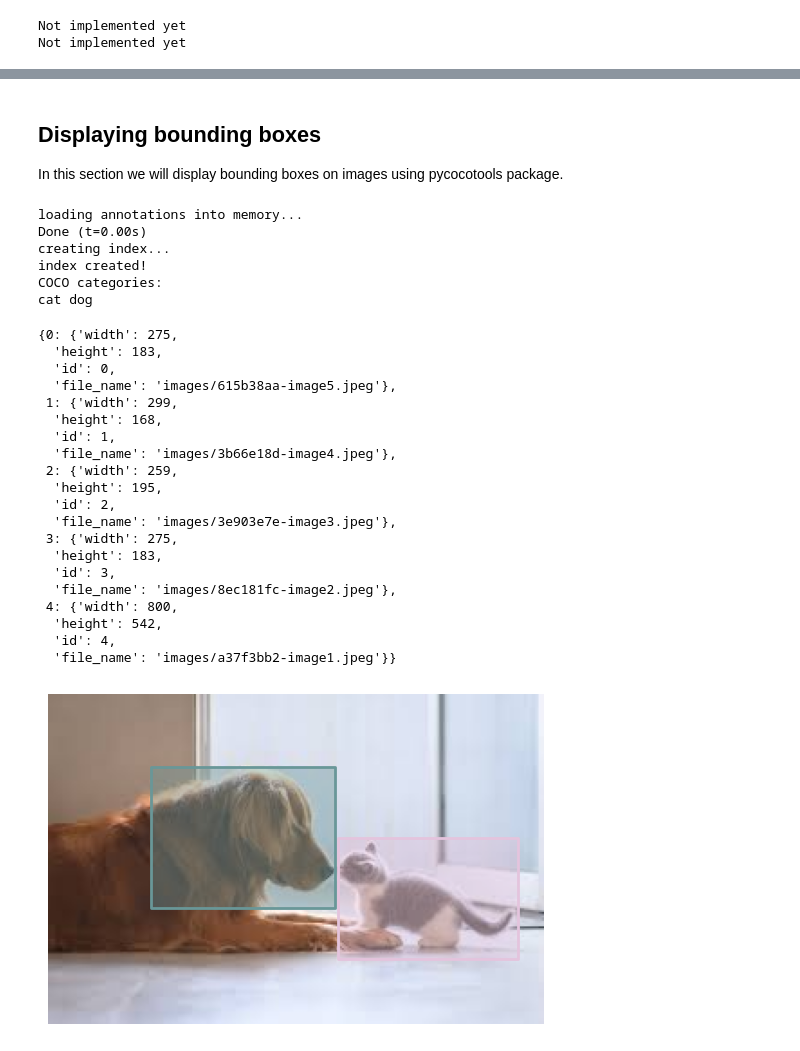
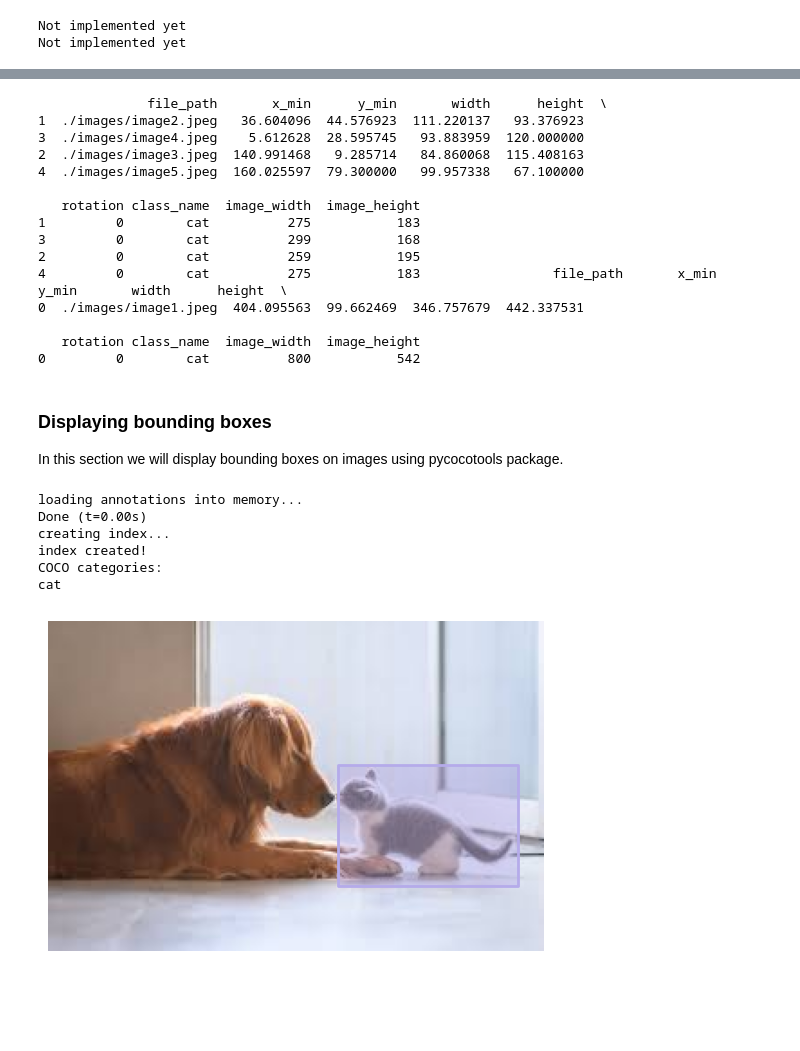
Before and after one commit to ODAncona/bboxconverter, a Jupyter notebook: demo.ipynb, the cells around one changed output, grey strips where cells are left out. Drawn from its saved outputs; the diff is of its cells as text; code cells hidden in the pictures; blank space fills up the shorter version.

Commit message:
file split + dataset tutorial

```diff
--- a/demo.ipynb
+++ b/demo.ipynb
@@ -111,61 +84,82 @@ Not implemented yet
+# %%
+import bboxconverter as bc
+
+# Input file path
+input_path2 = './examples/csv_prepare_coco_dataset/cat_dog.csv'
+
+# Output file path
+output_coco = './examples/csv_prepare_coco_dataset/coco.json'
+
+# Mapping between the input file and the bboxconverter format
+bbox_map = dict(
+    class_name='rectanglelabels',
+    file_path='file_name',
+    x_min='x',
+    y_min='y',
+    width='width',
+    height='height',
+    image_width='original_width',
+    image_height='original_height',
+)
+
+# Read the input file
+parser = bc.read_csv(input_path2, mapping=bbox_map)
+
+# Export the file to the desired format
+parser.export(output_path=output_coco, format='coco', split=True)
+# %% [output]
+              file_path       x_min      y_min       width      height  \
+1  ./images/image2.jpeg   36.604096  44.576923  111.220137   93.376923
+3  ./images/image4.jpeg    5.612628  28.595745   93.883959  120.000000
+2  ./images/image3.jpeg  140.991468   9.285714   84.860068  115.408163
+4  ./images/image5.jpeg  160.025597  79.300000   99.957338   67.100000
+
+   rotation class_name  image_width  image_height
+1         0        cat          275           183
+3         0        cat          299           168
+2         0        cat          259           195
+4         0        cat          275           183                 file_path       x_min      y_min       width      height  \
+0  ./images/image1.jpeg  404.095563  99.662469  346.757679  442.337531
+
+   rotation class_name  image_width  image_height
+0         0        cat          800           542
 # %% [markdown]
-## Displaying bounding boxes
+### Displaying bounding boxes
 
 In this section we will display bounding boxes on images using pycocotools package.
 # %%
 import skimage.io as io
 import matplotlib.pyplot as plt
 import numpy as np
 from pycocotools.coco import COCO
 
 # Load COCO annotations
-annFile = f'./examples/import_demo/coco/result.json'
+workdir = './examples/csv_prepare_coco_dataset/train'
+annFile = f'{workdir}/coco.json'
 coco = COCO(annFile)
 cats = coco.loadCats(coco.getCatIds())
 nms = [cat['name'] for cat in cats]
 print(f'COCO categories: \n{" ".join(nms)}\n')
 
 # Get all images containing given categories, select one at random
 catIds = coco.getCatIds(catNms=['cat', 'dog'])
 imgIds = coco.getImgIds(catIds=catIds)
-#img = coco.loadImgs(imgIds[np.random.randint(0, len(imgIds))])[0]
-img = coco.loadImgs(imgIds[0])[0]
+img = coco.loadImgs(imgIds[np.random.randint(0, len(imgIds))])[0]
 
 # Load and display image
 I = io.imread(
-    f'examples/import_demo/coco/{img["file_name"]}'
+    f'{workdir}/{img["file_name"]}'
 )
 plt.imshow(I)
 plt.axis('off')
 annIds = coco.getAnnIds(imgIds=img['id'], catIds=catIds, iscrowd=None)
 anns = coco.loadAnns(annIds)
 coco.showAnns(anns, draw_bbox=True)
-coco.imgs
 # %% [output]
 loading annotations into memory...
 Done (t=0.00s)
 creating index...
 index created!
 COCO categories:
-cat dog
+cat
-{0: {'width': 275,
-  'height': 183,
-  'id': 0,
-  'file_name': 'images/615b38aa-image5.jpeg'},
- 1: {'width': 299,
-  'height': 168,
-  'id': 1,
-  'file_name': 'images/3b66e18d-image4.jpeg'},
- 2: {'width': 259,
-  'height': 195,
-  'id': 2,
-  'file_name': 'images/3e903e7e-image3.jpeg'},
- 3: {'width': 275,
-  'height': 183,
-  'id': 3,
-  'file_name': 'images/8ec181fc-image2.jpeg'},
- 4: {'width': 800,
-  'height': 542,
-  'id': 4,
-  'file_name': 'images/a37f3bb2-image1.jpeg'}}
-[figure, old version]
+[figure, new version]
```
Also changed, not shown: parts of 4 cells of this notebook, 21 other files.
